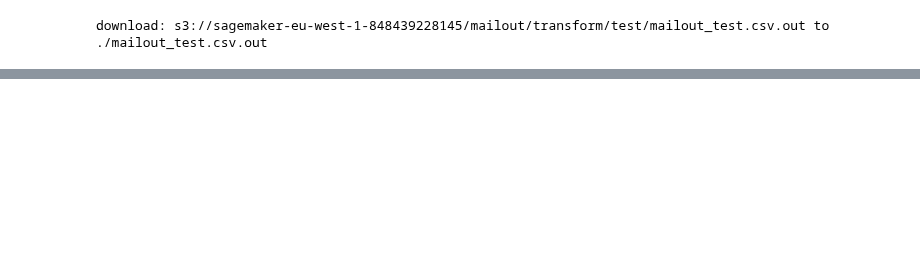
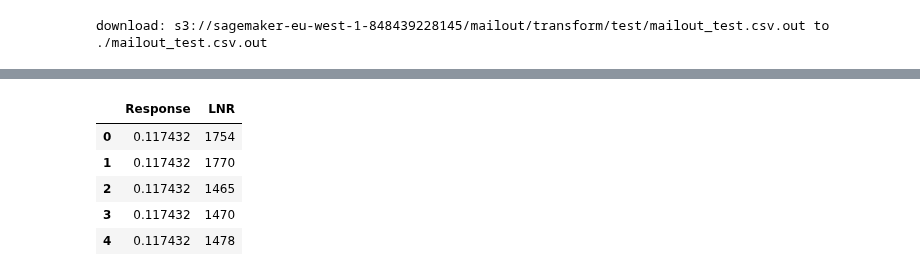
Before and after one commit to AlbertoDeBlas/MLEngineerNanodegreeCapstone, a Jupyter notebook: Arvato Project Workbook Part 2 Supervised Learning Model.ipynb, the cells around one changed output, grey strips where cells are left out. Cells and saved outputs as stored; diff of their text form; code cells hidden in the pictures; blank space fills up the shorter version.

```diff
--- a/Arvato Project Workbook Part 2 Supervised Learning Model.ipynb
+++ b/Arvato Project Workbook Part 2 Supervised Learning Model.ipynb
@@ -612,0 +705,10 @@ mailout_test_response.head()
+# %%
+mailout_test_response['LNR'] = LNR_test
+mailout_test_response.head()
+# %% [output]
+|  | Response | LNR |
+| 0 | 0.117432 | 1754 |
+| 1 | 0.117432 | 1770 |
+| 2 | 0.117432 | 1465 |
+| 3 | 0.117432 | 1470 |
+| 4 | 0.117432 | 1478 |
```
Also changed, not shown: parts of 30 cells of this notebook.
